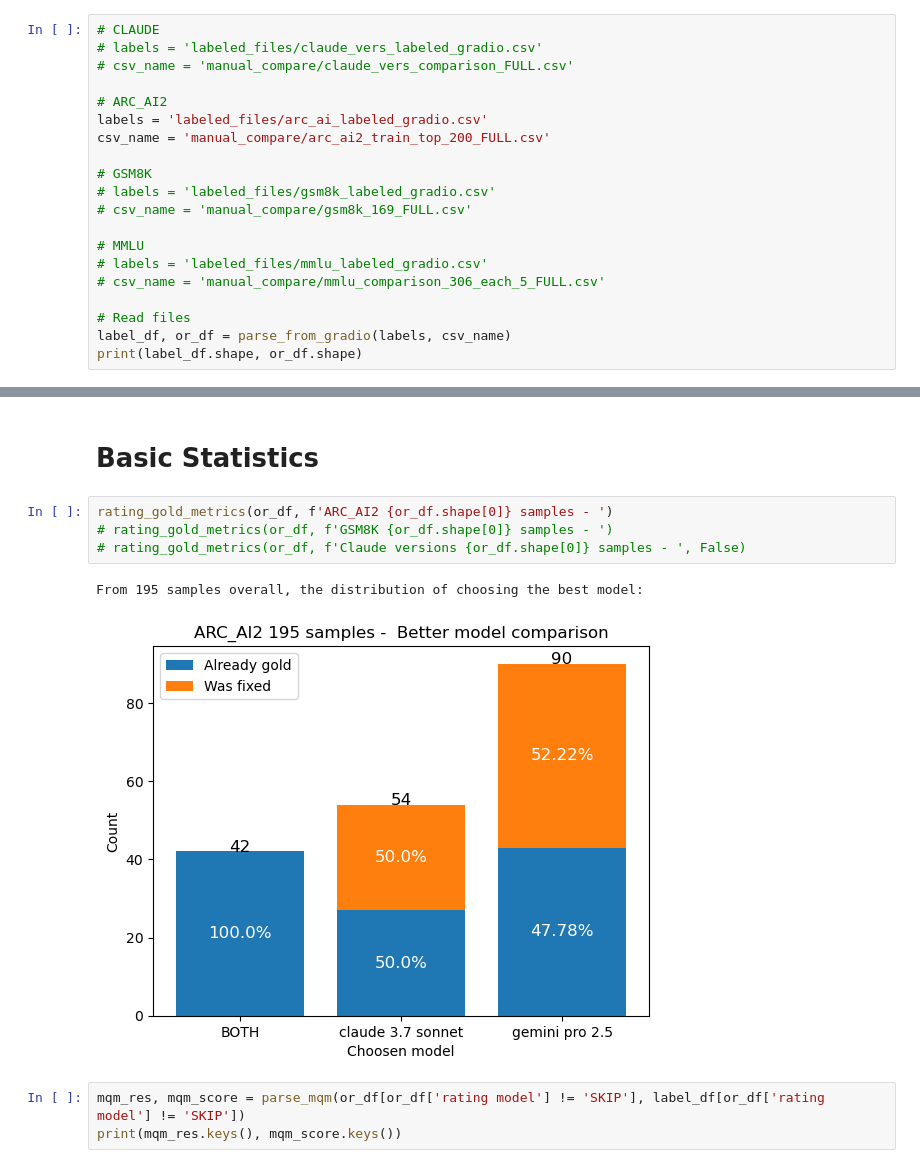
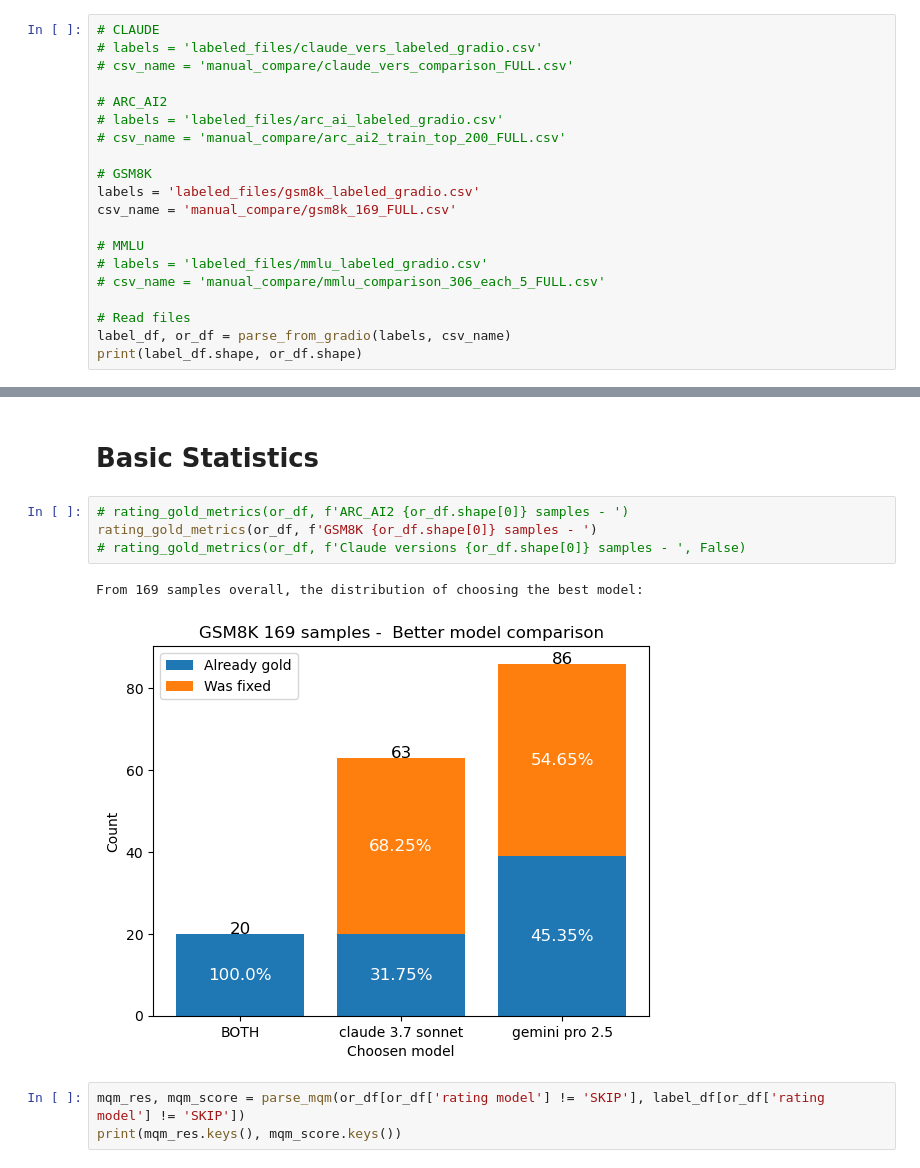
Before and after one commit to sarelWeinberger/qwen-hebrew-finetuning, a Jupyter notebook: translation/3 - Evaluate labeling.ipynb, the cells around one changed output, grey strips where cells are left out. Drawn from its saved outputs; the diff is of its cells as text.

```diff
--- a/translation/3 - Evaluate labeling.ipynb
+++ b/translation/3 - Evaluate labeling.ipynb
@@ -32,12 +32,12 @@ label_df.shape, or_df.shape
 # csv_name = 'manual_compare/claude_vers_comparison_FULL.csv'
 
 # ARC_AI2
-labels = 'labeled_files/arc_ai_labeled_gradio.csv'
-csv_name = 'manual_compare/arc_ai2_train_top_200_FULL.csv'
+# labels = 'labeled_files/arc_ai_labeled_gradio.csv'
+# csv_name = 'manual_compare/arc_ai2_train_top_200_FULL.csv'
 
 # GSM8K
-# labels = 'labeled_files/gsm8k_labeled_gradio.csv'
-# csv_name = 'manual_compare/gsm8k_169_FULL.csv'
+labels = 'labeled_files/gsm8k_labeled_gradio.csv'
+csv_name = 'manual_compare/gsm8k_169_FULL.csv'
 
 # MMLU
 # labels = 'labeled_files/mmlu_labeled_gradio.csv'
@@ -91,12 +91,12 @@ or_df.groupby('indx')['rating model'].value_counts()
 # %% [markdown]
 # Basic Statistics
 # %%
-rating_gold_metrics(or_df, f'ARC_AI2 {or_df.shape[0]} samples - ')
-# rating_gold_metrics(or_df, f'GSM8K {or_df.shape[0]} samples - ')
+# rating_gold_metrics(or_df, f'ARC_AI2 {or_df.shape[0]} samples - ')
+rating_gold_metrics(or_df, f'GSM8K {or_df.shape[0]} samples - ')
 # rating_gold_metrics(or_df, f'Claude versions {or_df.shape[0]} samples - ', False)
 # %% [output]
-From 195 samples overall, the distribution of choosing the best model:
+From 169 samples overall, the distribution of choosing the best model:
-[figure, old version]
+[figure, new version]
 # %%
 mqm_res, mqm_score = parse_mqm(or_df[or_df['rating model'] != 'SKIP'], label_df[or_df['rating model'] != 'SKIP'])
 print(mqm_res.keys(), mqm_score.keys())
```
Also changed, not shown: parts of 3 cells of this notebook, 3 other files.
